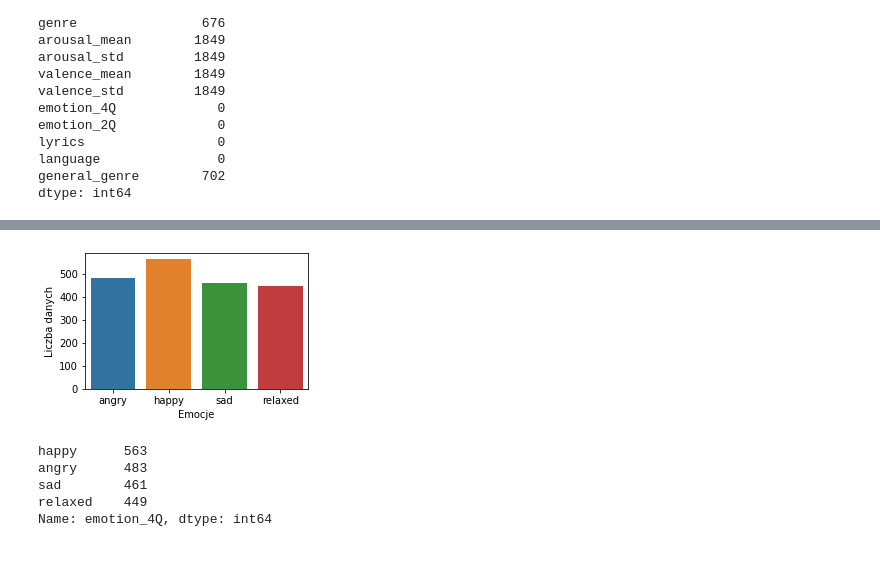
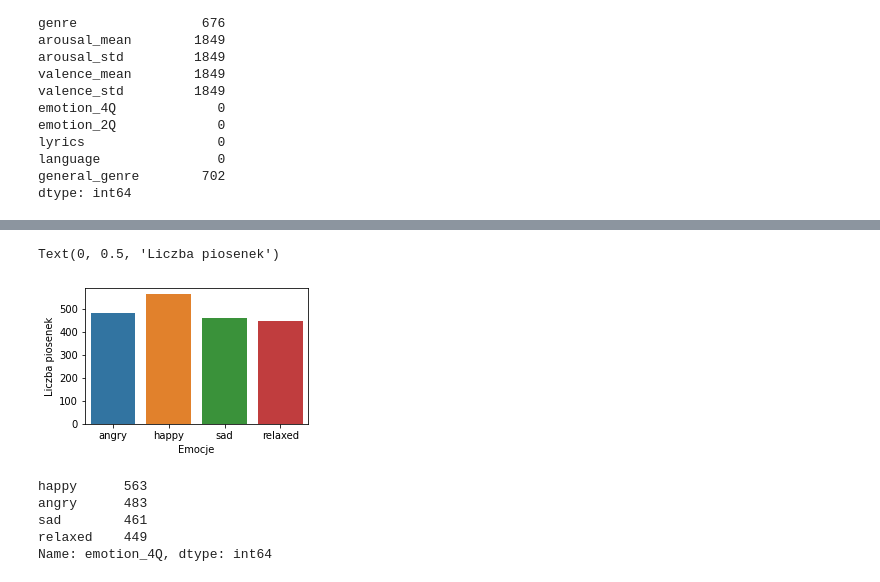
Before and after one commit to wojtek11530/song_lyric_classification, a Jupyter notebook: notebooks/preprocessed_dataset_analysis.ipynb, the cells around one changed output, grey strips where cells are left out. Saved outputs shown, nothing was run; the diff lists cells and outputs as text; code cells hidden in the pictures.

```diff
--- a/notebooks/preprocessed_dataset_analysis.ipynb
+++ b/notebooks/preprocessed_dataset_analysis.ipynb
@@ -90,11 +92,12 @@ plt.savefig('boxplot_words.pdf', bbox_inches = "tight")
 # %%
 fig, ax = plt.subplots(figsize=(4, 2.5))
 sns.countplot(x="emotion_4Q", data=df, order=['angry', 'happy', 'sad', 'relaxed'], ax=ax)
 plt.xlabel('Emocje')
-plt.ylabel('Liczba danych')
-plt.savefig('emotion_distr.pdf', bbox_inches = "tight")
+plt.ylabel('Liczba piosenek')
+# plt.savefig('emotion_distr.pdf', bbox_inches = "tight")
 # %% [output]
+Text(0, 0.5, 'Liczba piosenek')
-[figure, old version]
+[figure, new version]
 # %%
 df['emotion_4Q'].value_counts()
 # %% [output]
```
Also changed, not shown: parts of 8 cells of this notebook.
